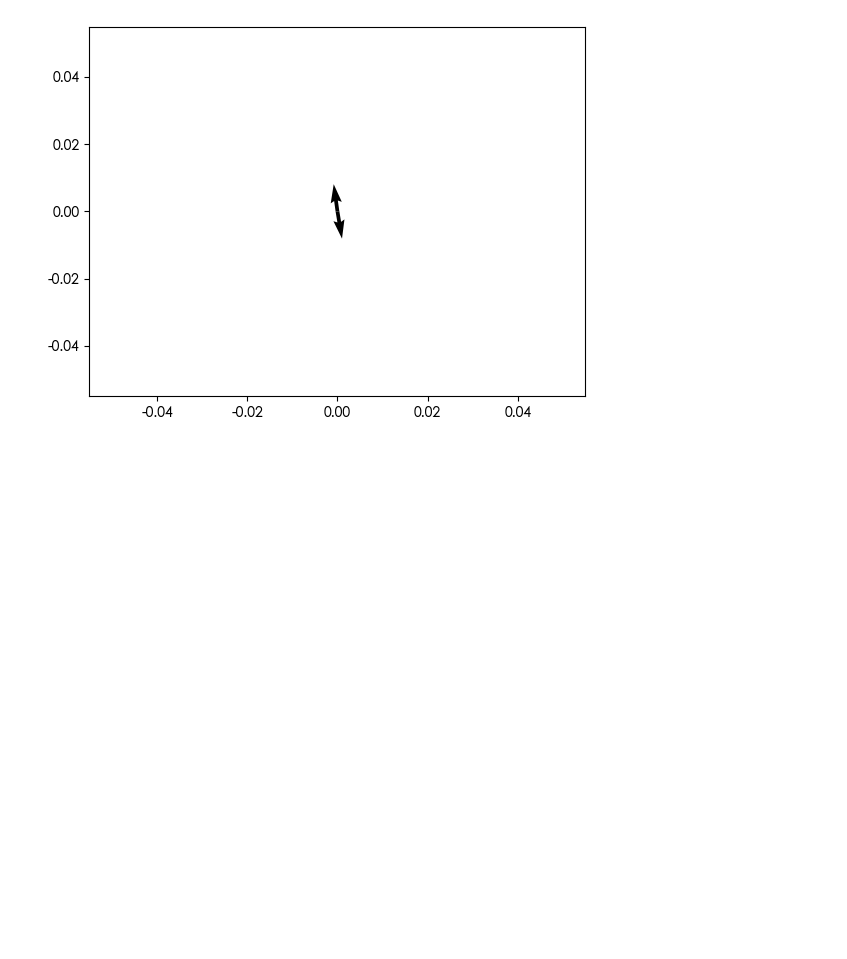
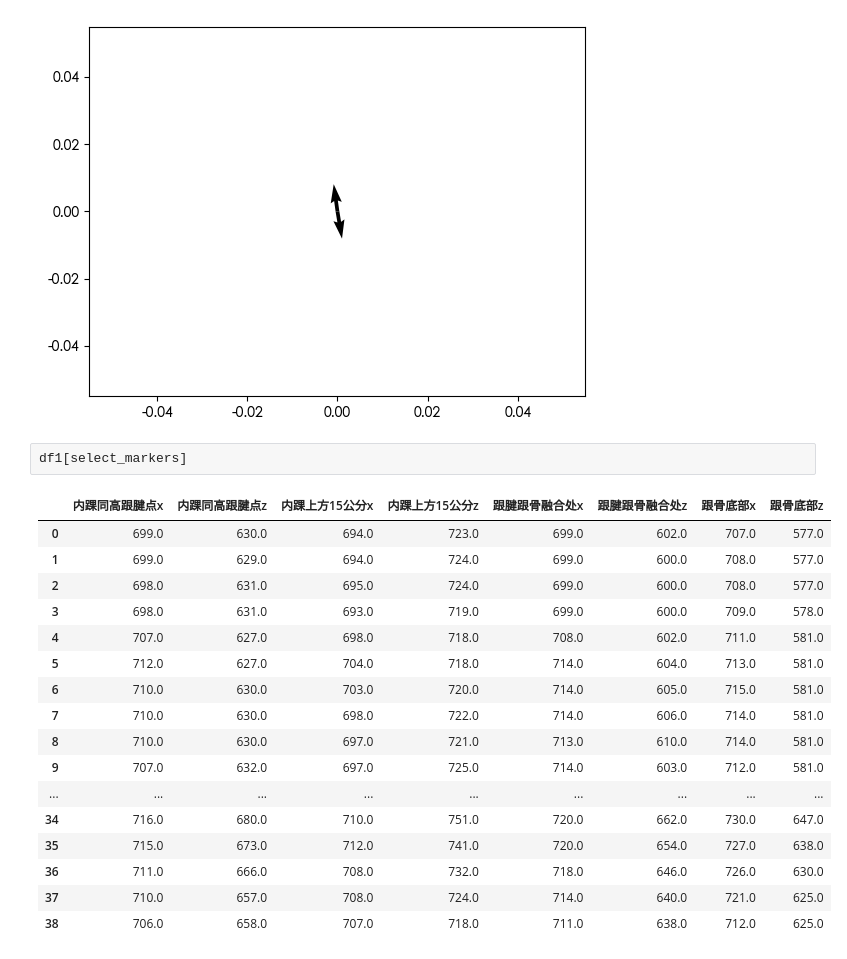
Before and after one commit to Allwillcome/--_----, a Jupyter notebook: Notes/temp.ipynb, the cells around one changed output. Drawn from its saved outputs; the diff is of its cells as text; blank space fills up the shorter version.

```diff
--- a/Notes/temp.ipynb
+++ b/Notes/temp.ipynb
@@ -912,3 +896,23 @@ for i,row in df2.loc[0:0].iterrows():
     plt.quiver(0, 0, B_x, B_y )
 # %% [output]
 [figure]
+# %%
+df1[select_markers]
+# %% [output]
+|  | 内踝同高跟腱点x | 内踝同高跟腱点z | 内踝上方15公分x | 内踝上方15公分z | 跟腱跟骨融合处x | 跟腱跟骨融合处z | 跟骨底部x | 跟骨底部z |
+| 0 | 699.0 | 630.0 | 694.0 | 723.0 | 699.0 | 602.0 | 707.0 | 577.0 |
+| 1 | 699.0 | 629.0 | 694.0 | 724.0 | 699.0 | 600.0 | 708.0 | 577.0 |
+| 2 | 698.0 | 631.0 | 695.0 | 724.0 | 699.0 | 600.0 | 708.0 | 577.0 |
+| 3 | 698.0 | 631.0 | 693.0 | 719.0 | 699.0 | 600.0 | 709.0 | 578.0 |
+| 4 | 707.0 | 627.0 | 698.0 | 718.0 | 708.0 | 602.0 | 711.0 | 581.0 |
+| 5 | 712.0 | 627.0 | 704.0 | 718.0 | 714.0 | 604.0 | 713.0 | 581.0 |
+| 6 | 710.0 | 630.0 | 703.0 | 720.0 | 714.0 | 605.0 | 715.0 | 581.0 |
+| 7 | 710.0 | 630.0 | 698.0 | 722.0 | 714.0 | 606.0 | 714.0 | 581.0 |
+| 8 | 710.0 | 630.0 | 697.0 | 721.0 | 713.0 | 610.0 | 714.0 | 581.0 |
+| 9 | 707.0 | 632.0 | 697.0 | 725.0 | 714.0 | 603.0 | 712.0 | 581.0 |
+| ... | ... | ... | ... | ... | ... | ... | ... | ... |
+| 34 | 716.0 | 680.0 | 710.0 | 751.0 | 720.0 | 662.0 | 730.0 | 647.0 |
+| 35 | 715.0 | 673.0 | 712.0 | 741.0 | 720.0 | 654.0 | 727.0 | 638.0 |
+| 36 | 711.0 | 666.0 | 708.0 | 732.0 | 718.0 | 646.0 | 726.0 | 630.0 |
+| 37 | 710.0 | 657.0 | 708.0 | 724.0 | 714.0 | 640.0 | 721.0 | 625.0 |
+| 38 | 706.0 | 658.0 | 707.0 | 718.0 | 711.0 | 638.0 | 712.0 | 625.0 |
```
Also changed, not shown: parts of 6 cells of this notebook.
